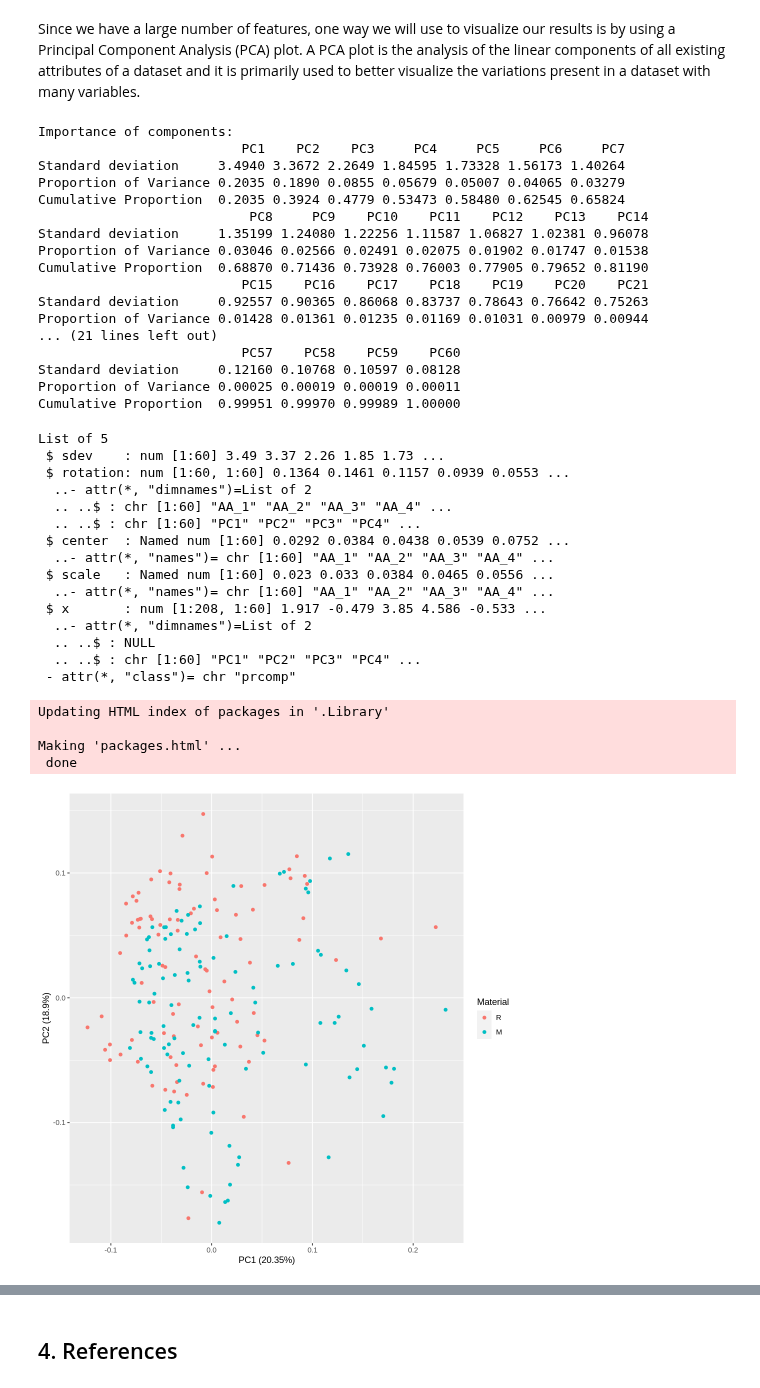
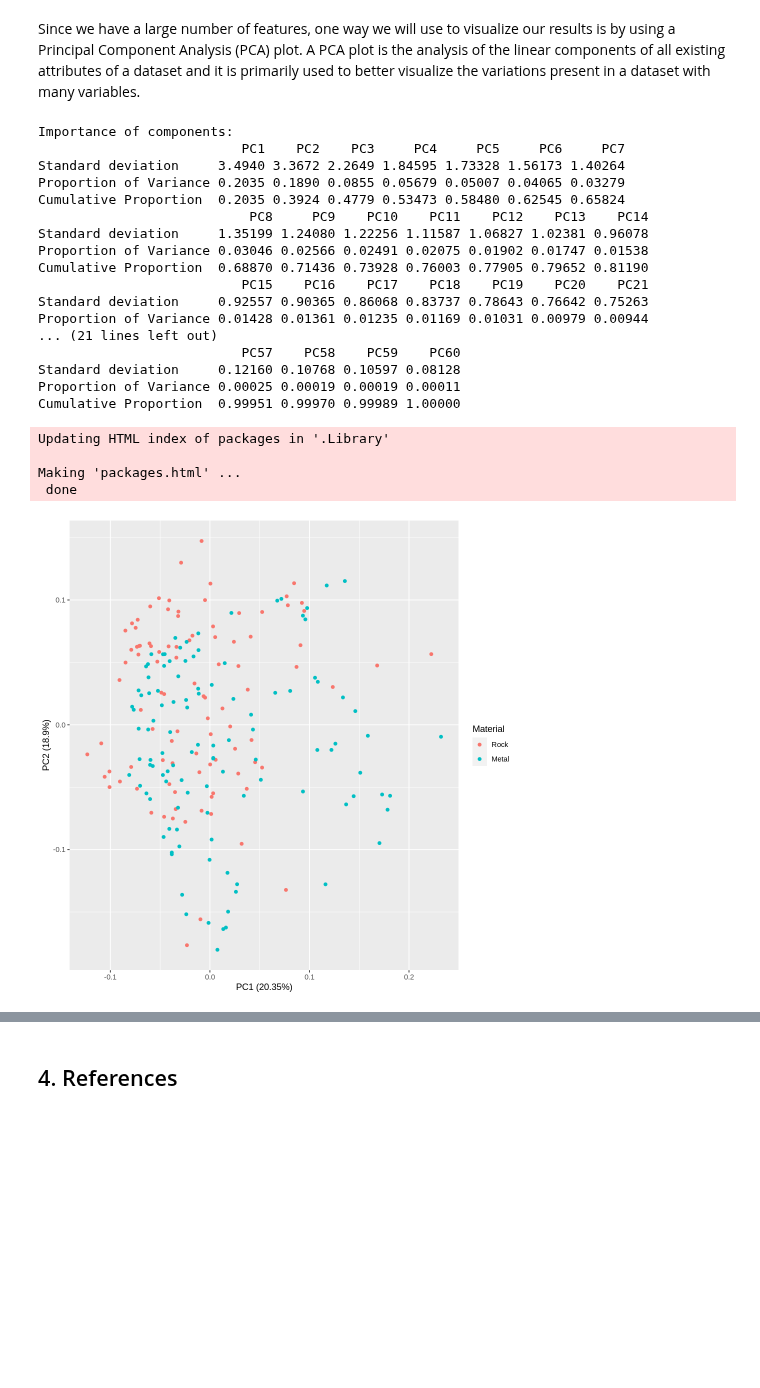
Before and after one commit to m2icocoa/group_project_team_6, a Jupyter notebook: proposal.ipynb, the cells around one changed output, grey strips where cells are left out. Drawn from its saved outputs; the diff is of its cells as text; code cells hidden in the pictures; blank space fills up the shorter version.

```diff
--- a/proposal.ipynb
+++ b/proposal.ipynb
@@ -55,7 +56,9 @@ for (i  in 1:60) {sonar_column_names <- c(sonar_column_names, paste("AA", as.cha
 sonar_column_names <- c(sonar_column_names, "Rocks_or_Mines")
 colnames(sonar) <- sonar_column_names
 
-sonar <- sonar %>% mutate(Rocks_or_Mines = as_factor(Rocks_or_Mines))
+sonar <- sonar %>%
+         mutate(Rocks_or_Mines = as_factor(Rocks_or_Mines)) %>%
+         mutate(Rocks_or_Mines = recode(Rocks_or_Mines, R = "Rock", M = "Metal"))
 print("Table 1: Sonar Data")
 head(sonar)
 # %% [output]
@@ -325,56 +327,41 @@ sonar_pca <- prcomp(sonar[,c(1:60)],
 
 # Here we get four principal components named PC1-60. Each of these explains a percentage of the total variation in the dataset.
 summary(sonar_pca)
-str(sonar_pca)
+#str(sonar_pca)
 
 install.packages("ggfortify")
 library(ggfortify)
 sonar_pca_plot <- autoplot(sonar_pca, data = sonar, colour = 'Rocks_or_Mines') +
     labs(colour = "Material")
 sonar_pca_plot
 
 # For a better understanding of the linear transformation of features, biplot( ) function also be used to plot PCA.
 # biplot_sonar_pca <- biplot(sonar_pca)
 # biplot_sonar_pca
 
 # For determining the ideal features which can be justified after performing PCA, the plot( ) function can be used to plot the precomp object.
 # plot_sonar_pca <- plot(sonar_pca, type = '1')
 # plot_sonar_pca
 # %% [output]
 Importance of components:
                           PC1    PC2    PC3     PC4     PC5     PC6     PC7
 Standard deviation     3.4940 3.3672 2.2649 1.84595 1.73328 1.56173 1.40264
 Proportion of Variance 0.2035 0.1890 0.0855 0.05679 0.05007 0.04065 0.03279
 Cumulative Proportion  0.2035 0.3924 0.4779 0.53473 0.58480 0.62545 0.65824
                            PC8     PC9    PC10    PC11    PC12    PC13    PC14
 Standard deviation     1.35199 1.24080 1.22256 1.11587 1.06827 1.02381 0.96078
 Proportion of Variance 0.03046 0.02566 0.02491 0.02075 0.01902 0.01747 0.01538
 Cumulative Proportion  0.68870 0.71436 0.73928 0.76003 0.77905 0.79652 0.81190
                           PC15    PC16    PC17    PC18    PC19    PC20    PC21
 Standard deviation     0.92557 0.90365 0.86068 0.83737 0.78643 0.76642 0.75263
 Proportion of Variance 0.01428 0.01361 0.01235 0.01169 0.01031 0.00979 0.00944
 ... (21 lines left out)
                           PC57    PC58    PC59    PC60
 Standard deviation     0.12160 0.10768 0.10597 0.08128
 Proportion of Variance 0.00025 0.00019 0.00019 0.00011
 Cumulative Proportion  0.99951 0.99970 0.99989 1.00000
-List of 5
- $ sdev    : num [1:60] 3.49 3.37 2.26 1.85 1.73 ...
- $ rotation: num [1:60, 1:60] 0.1364 0.1461 0.1157 0.0939 0.0553 ...
-  ..- attr(*, "dimnames")=List of 2
-  .. ..$ : chr [1:60] "AA_1" "AA_2" "AA_3" "AA_4" ...
-  .. ..$ : chr [1:60] "PC1" "PC2" "PC3" "PC4" ...
- $ center  : Named num [1:60] 0.0292 0.0384 0.0438 0.0539 0.0752 ...
-  ..- attr(*, "names")= chr [1:60] "AA_1" "AA_2" "AA_3" "AA_4" ...
- $ scale   : Named num [1:60] 0.023 0.033 0.0384 0.0465 0.0556 ...
-  ..- attr(*, "names")= chr [1:60] "AA_1" "AA_2" "AA_3" "AA_4" ...
- $ x       : num [1:208, 1:60] 1.917 -0.479 3.85 4.586 -0.533 ...
-  ..- attr(*, "dimnames")=List of 2
-  .. ..$ : NULL
-  .. ..$ : chr [1:60] "PC1" "PC2" "PC3" "PC4" ...
- - attr(*, "class")= chr "prcomp"
+Updating HTML index of packages in '.Library'
+
+Making 'packages.html' ...
+ done
-Updating HTML index of packages in '.Library'
-
-Making 'packages.html' ...
- done
-[figure, old version]
+[figure, new version]
```
Also changed, not shown: parts of 10 cells of this notebook.
